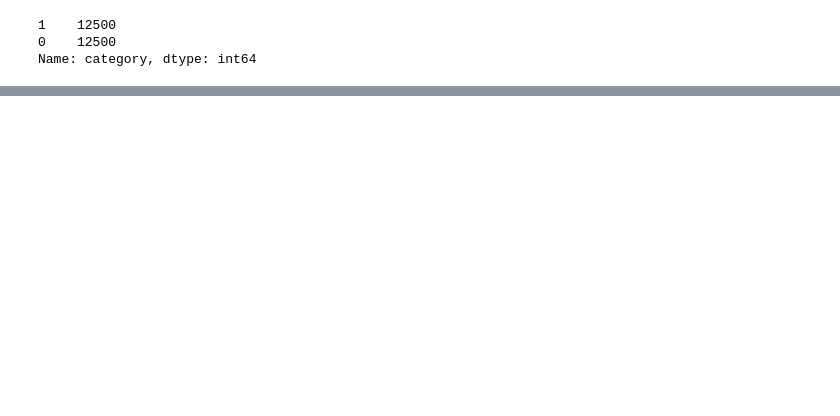
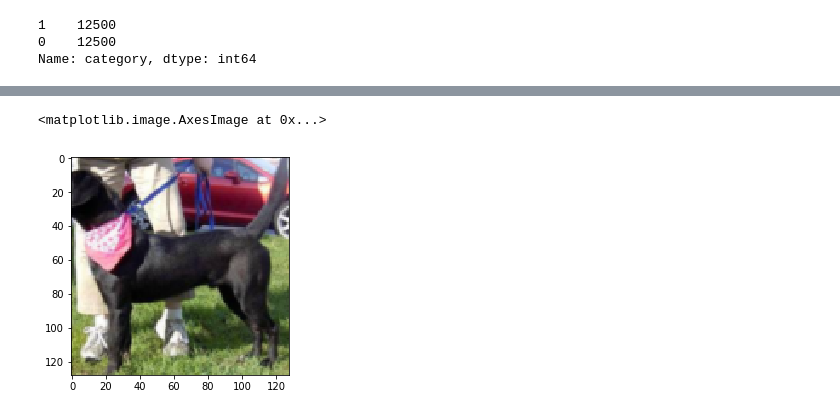
Before and after one commit to adrianoff/cats_vs_dogs, a Jupyter notebook: notebooks/dogs_vs_cats.ipynb, the cells around one changed output, grey strips where cells are left out. Drawn from its saved outputs; the diff is of its cells as text; code cells hidden in the pictures; blank space fills up the shorter version.

Commit message:
data_transform

```diff
--- a/notebooks/dogs_vs_cats.ipynb
+++ b/notebooks/dogs_vs_cats.ipynb
@@ -50,0 +55,17 @@ display(image)
+# %%
+data_transform = transforms.Compose([
+    transforms.Resize(256),
+    transforms.ColorJitter(),
+    transforms.RandomCrop(256),
+    transforms.RandomHorizontalFlip(),
+    transforms.Resize(128),
+    transforms.ToTensor()
+])
+
+img = PIL_Image.open("../data/dogs-vs-cats/train/" + filename)
+img = data_transform(img)
+img
+plt.imshow(img.permute(1,2,0))
+# %% [output]
+<matplotlib.image.AxesImage at 0x...>
+[figure, added]
```
Also changed, not shown: parts of 7 cells of this notebook.
